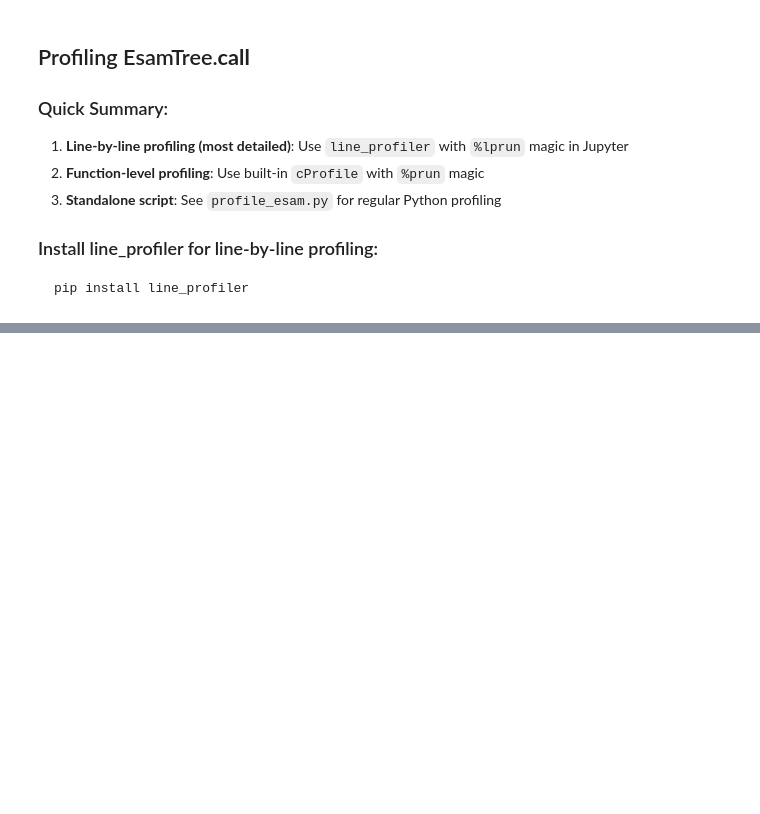
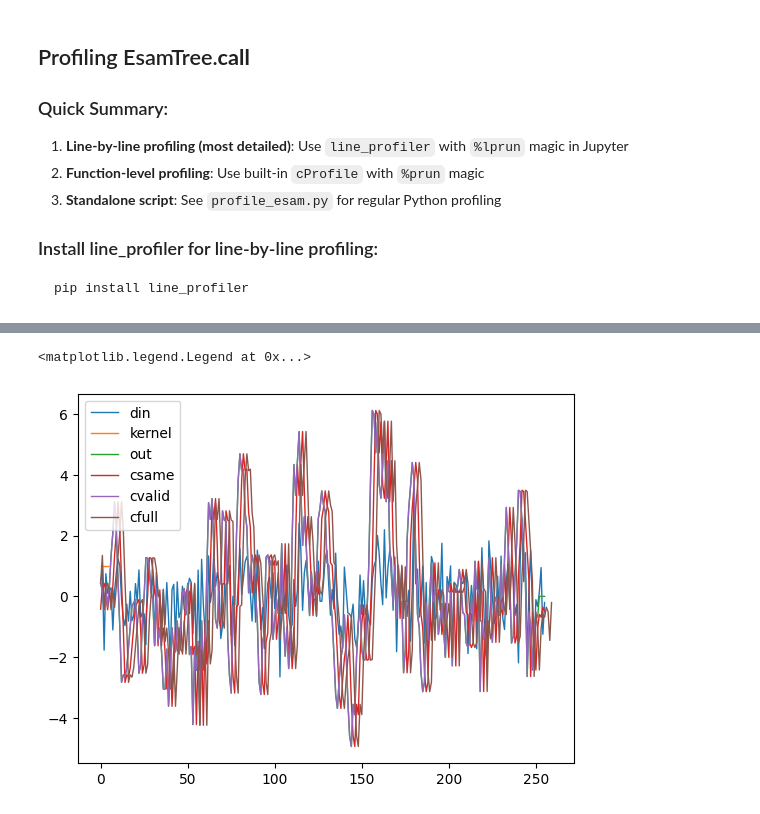
Before and after one commit to askap-craco/ESAM, a Jupyter notebook: esam/uv_esam.ipynb, the cells around one changed output, grey strips where cells are left out. Drawn from its saved outputs; the diff is of its cells as text; code cells hidden in the pictures; blank space fills up the shorter version.

```diff
--- a/esam/uv_esam.ipynb
+++ b/esam/uv_esam.ipynb
@@ -243,18 +287,21 @@ while x is not None:
 # %%
-    din1 = np.random.randn(256)
-    kernel = np.ones(5)
-    out = np.zeros_like(din1)
-    esam.convolve_with_kernel(din1, kernel, out)
-    csame = np.convolve(din1, kernel, mode='same')
-    cvalid = np.convolve(din1, kernel, mode='valid')
-    cfull = np.convolve(din1, kernel, mode='full')
+din1 = np.random.randn(256)
+kernel = np.ones(5)
+out = np.zeros_like(din1)
+esam.convolve_with_kernel(din1, kernel, out)
+csame = np.convolve(din1, kernel, mode='same')
+cvalid = np.convolve(din1, kernel, mode='valid')
+cfull = np.convolve(din1, kernel, mode='full')
 
-    plot(din, label='din')
-    plot(kernel, label='kernel')
-    plot(out, label='out')
-    plot(csame, label='csame')
-    plot(cvalid, label='cvalid')
-    plot(cfull, label='cfull')
-    #np.testing.assert_allclose(out, convolved)
-    legend()
+plot(din1, label='din')
+plot(kernel, label='kernel')
+plot(out, label='out')
+plot(csame, label='csame')
+plot(cvalid, label='cvalid')
+plot(cfull, label='cfull')
+#np.testing.assert_allclose(out, convolved)
+legend()
+# %% [output]
+<matplotlib.legend.Legend at 0x...>
+[figure, added]
 # %%
```
Also changed, not shown: parts of 34 cells of this notebook, 5 other files.
